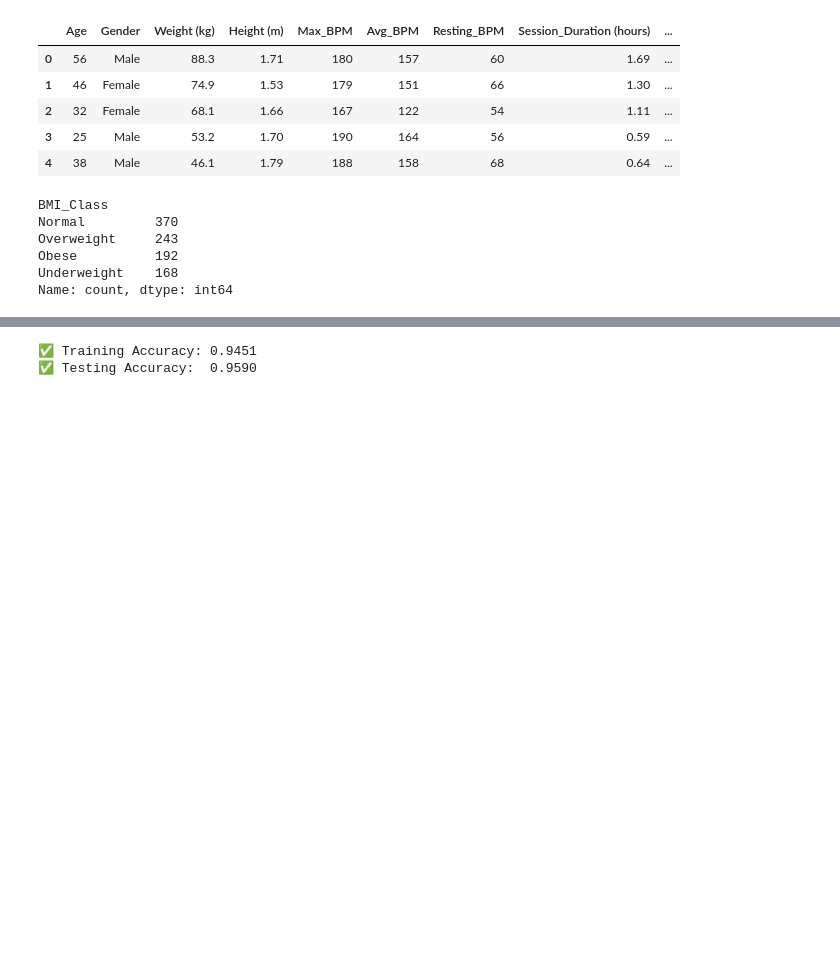
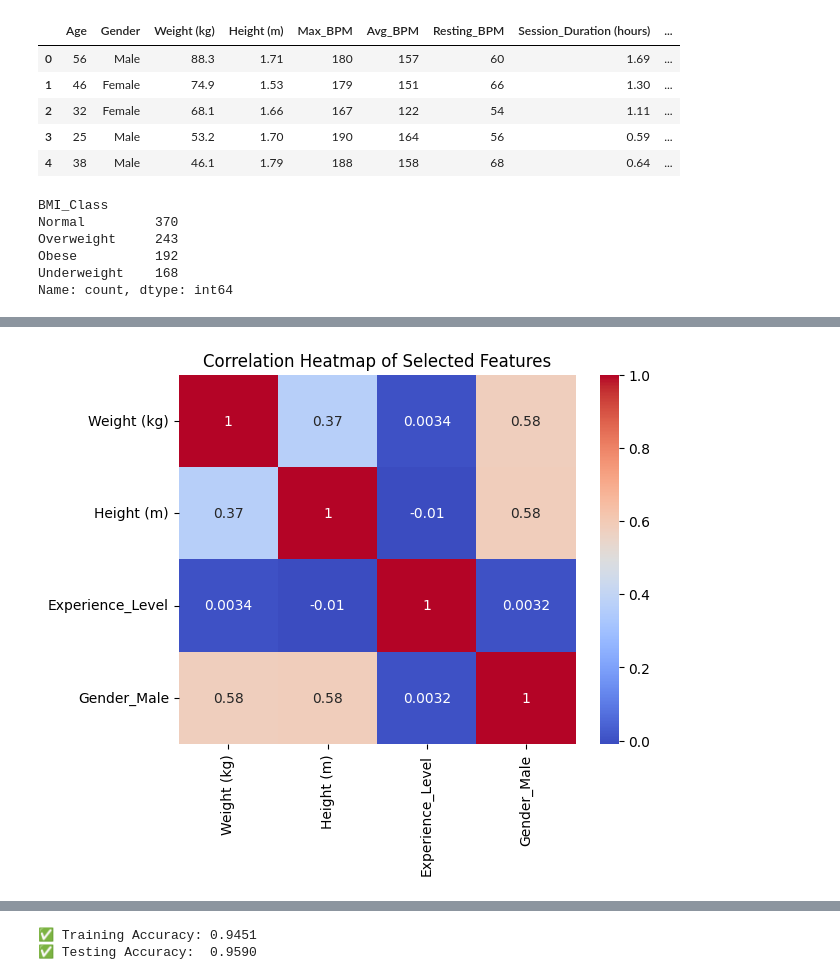
Before and after one commit to yacine0mouhous/ml-project, a Jupyter notebook: notebooks/bmi_classification.ipynb, the cells around one changed output, grey strips where cells are left out. Drawn from its saved outputs; the diff is of its cells as text; code cells hidden in the pictures; blank space fills up the shorter version.

```diff
--- a/notebooks/bmi_classification.ipynb
+++ b/notebooks/bmi_classification.ipynb
@@ -60,0 +103,7 @@ X_scaled = scaler.fit_transform(X)
+# %%
+corr = df[selected_features].corr()
+sns.heatmap(corr, annot=True, cmap='coolwarm')
+plt.title("Correlation Heatmap of Selected Features")
+plt.show()
+# %% [output]
+[figure, added]
```
Also changed, not shown: parts of 6 cells of this notebook, 5 other files.
